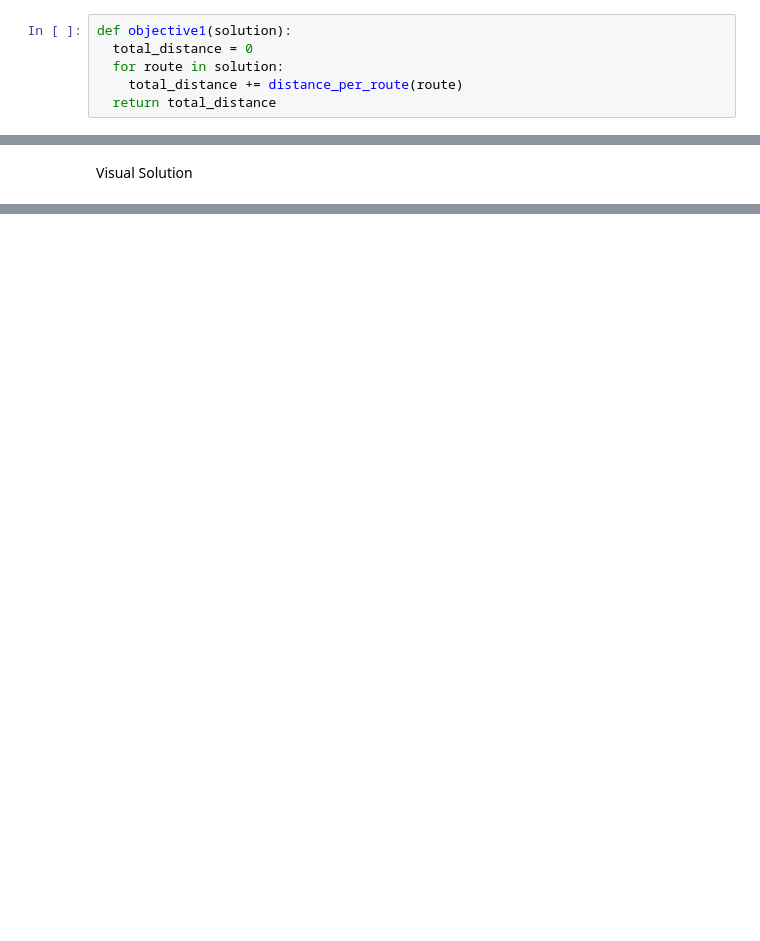
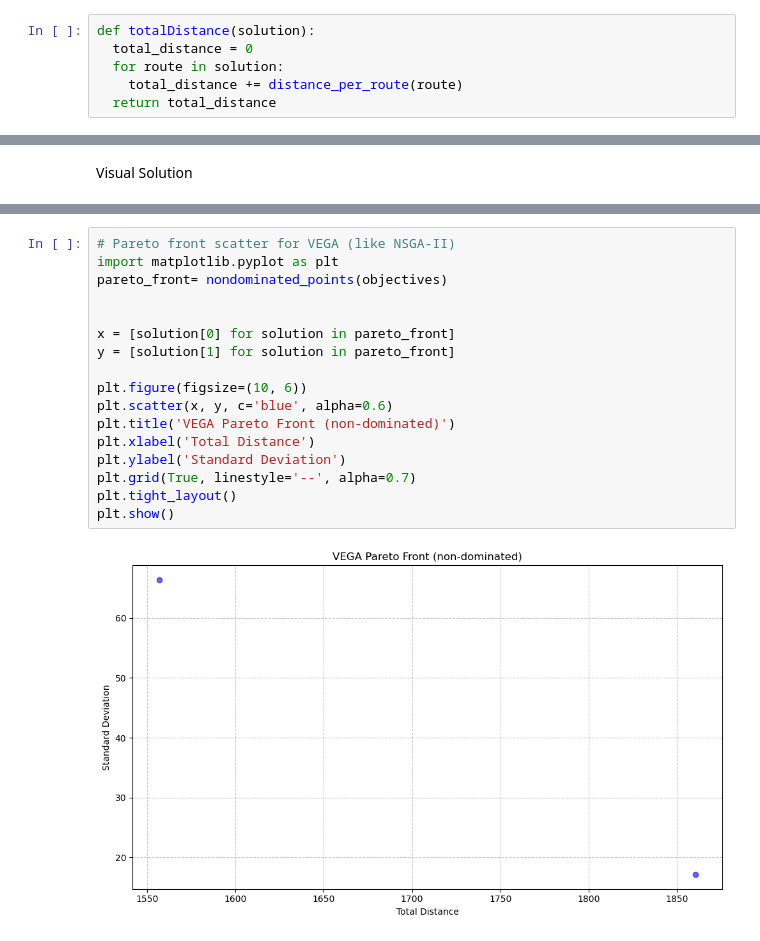
Before and after one commit to Leolieu02/ACIT4610-Assignment2, a Jupyter notebook: Vega.ipynb, the cells around one changed output, grey strips where cells are left out. Drawn from its saved outputs; the diff is of its cells as text; blank space fills up the shorter version.

```diff
--- a/Vega.ipynb
+++ b/Vega.ipynb
@@ -179,7 +147,7 @@ print(distance_per_route(individuals[0]))
 # %% [markdown]
 Objective 1
 # %%
-def objective1(solution):
+def totalDistance(solution):
   total_distance = 0
   for route in solution:
     total_distance += distance_per_route(route)
@@ -555,0 +586,19 @@ plt.show()
+# %%
+# Pareto front scatter for VEGA (like NSGA-II)
+import matplotlib.pyplot as plt
+pareto_front= nondominated_points(objectives)
+
+
+x = [solution[0] for solution in pareto_front]
+y = [solution[1] for solution in pareto_front]
+
+plt.figure(figsize=(10, 6))
+plt.scatter(x, y, c='blue', alpha=0.6)
+plt.title('VEGA Pareto Front (non-dominated)')
+plt.xlabel('Total Distance')
+plt.ylabel('Standard Deviation')
+plt.grid(True, linestyle='--', alpha=0.7)
+plt.tight_layout()
+plt.show()
+# %% [output]
+[figure, added]
```
Also changed, not shown: parts of 14 cells of this notebook, 3 other files.
